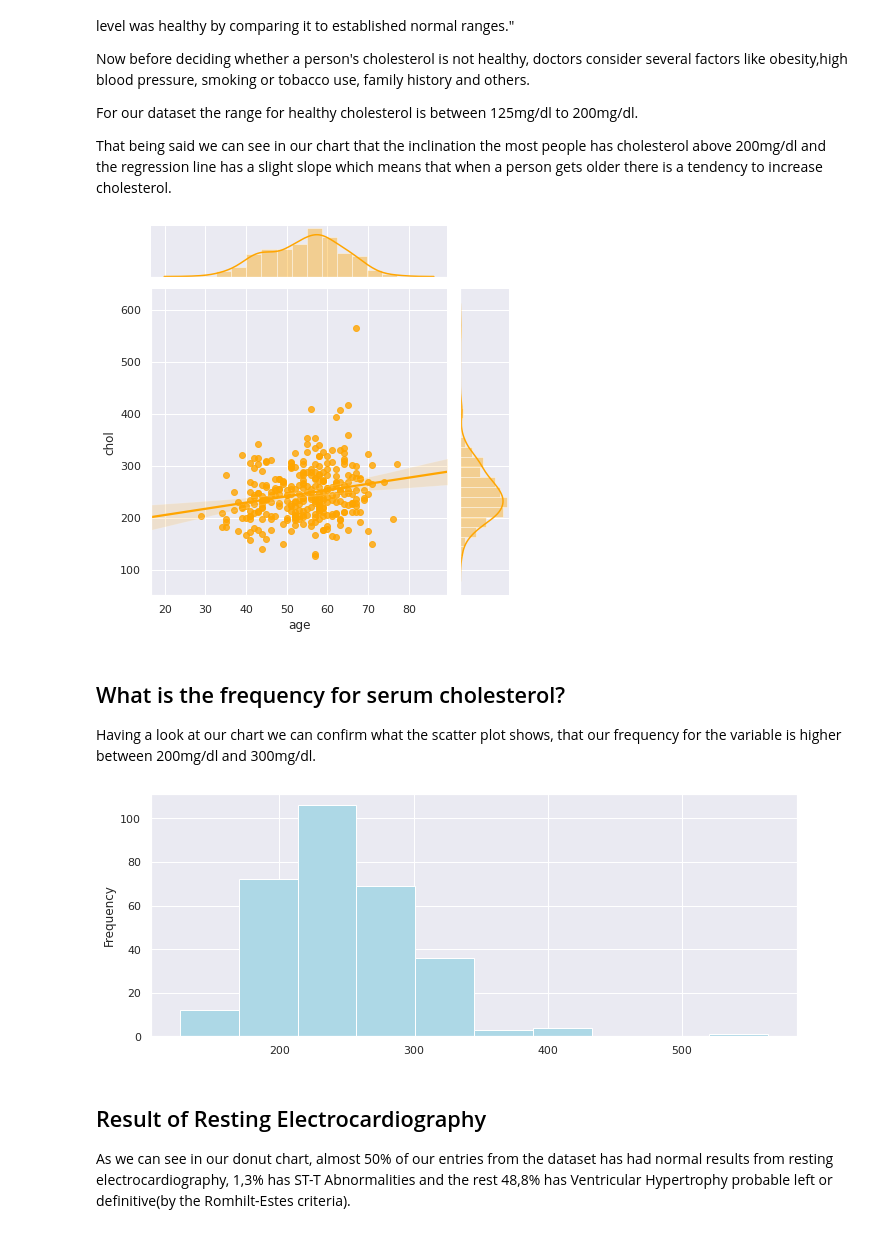
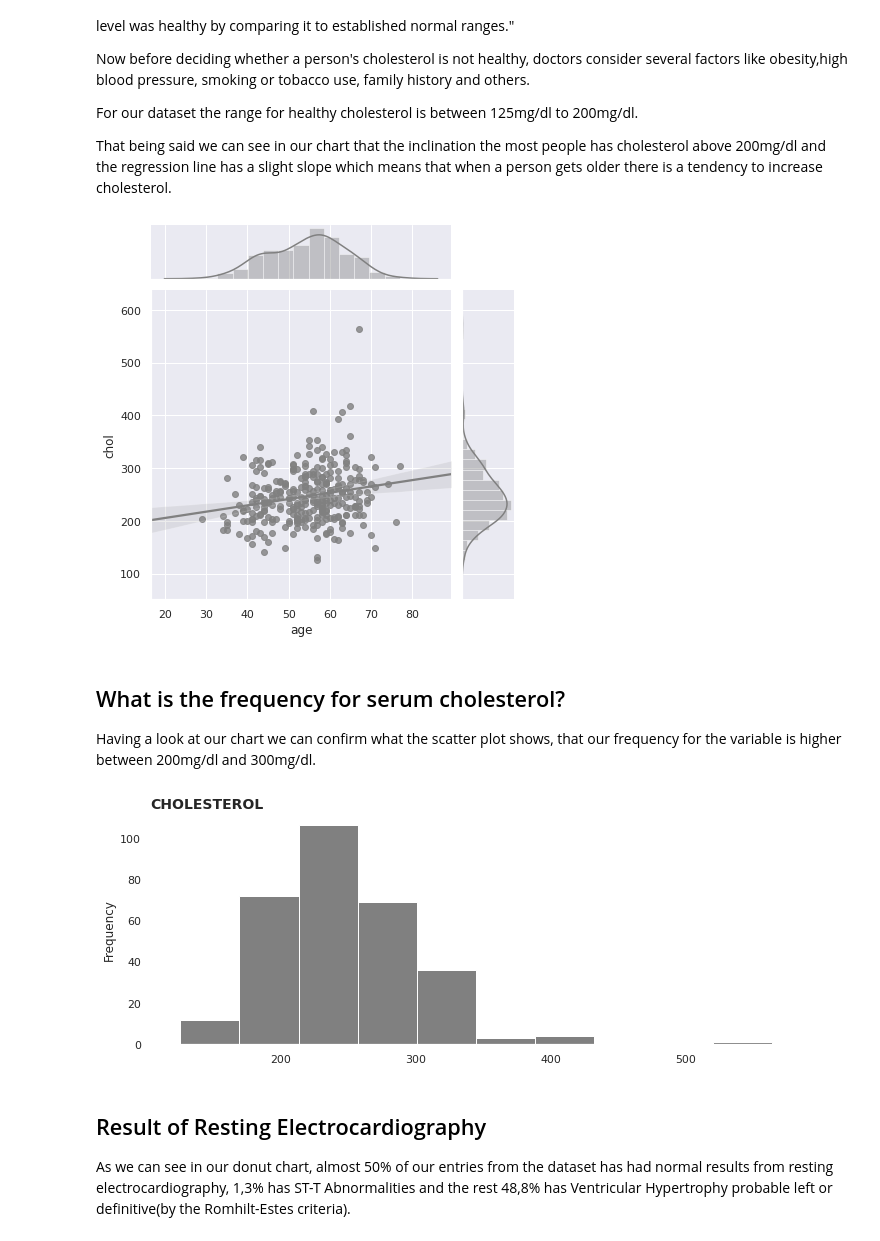
Before and after one commit to glauciodrumond/Data_Science_Projects, a Jupyter notebook: [PROJECT]_Cardiovascular_Diseases.ipynb, the cells around one changed output. Cells and saved outputs as stored; diff of their text form; code cells hidden in the pictures.

```diff
--- a/[PROJECT]_Cardiovascular_Diseases.ipynb
+++ b/[PROJECT]_Cardiovascular_Diseases.ipynb
@@ -369,22 +354,26 @@ That being said we can see in our chart that the inclination the most people has
 # Grafico dispersao para variaveis age e chol
 
 ax = sns.jointplot('age', 'chol' , data=df, kind="reg",
-                   truncate=False, color="orange", height = 6)
+                   truncate=False, color="grey", height = 6)
+
+
 
 
 plt.tight_layout()
 # %% [output]
-[figure, old version]
+[figure, new version]
 # %% [markdown]
 ## What is the frequency for serum cholesterol?
 
 Having a look at our chart we can confirm what the scatter plot shows, that our frequency for the variable is higher between 200mg/dl and 300mg/dl.
 # %%
 fig, ax = plt.subplots(figsize=(10,4))
-ax = df.chol.plot.hist (bins =10 , color = 'lightblue')
-plt.tight_layout()
+ax = df.chol.plot.hist (bins =10 , color = 'grey')
+ax.set_title("CHOLESTEROL", fontsize = 14, loc='left', weight = 'bold')
+ax.patch.set_facecolor('white')
+plt.tight_layout();
 # %% [output]
-[figure, old version]
+[figure, new version]
 # %% [markdown]
 ## Result of Resting Electrocardiography
 
```
Also changed, not shown: parts of 10 cells of this notebook.
